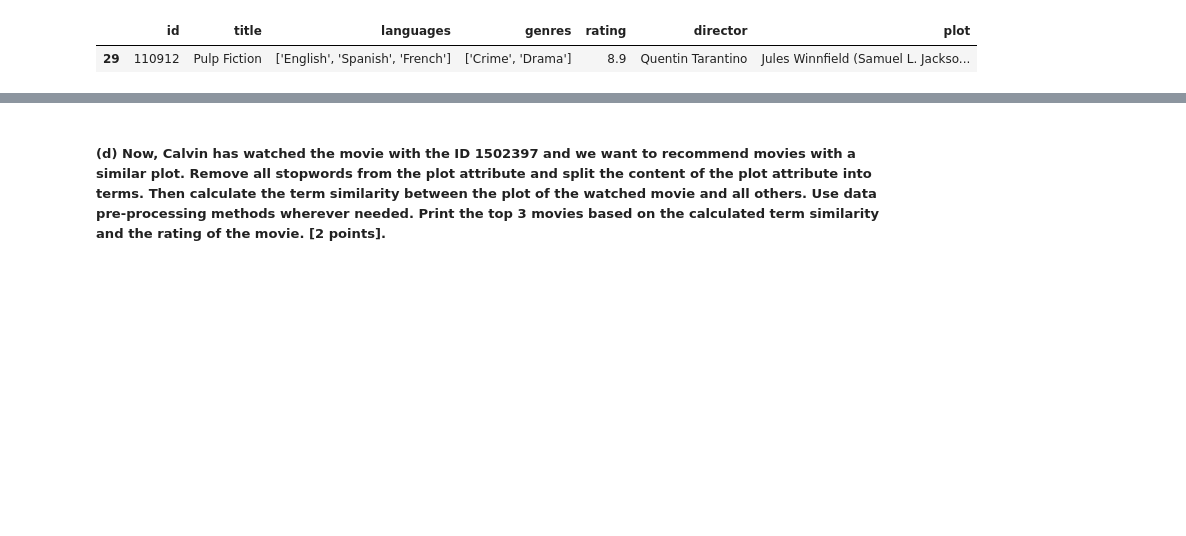
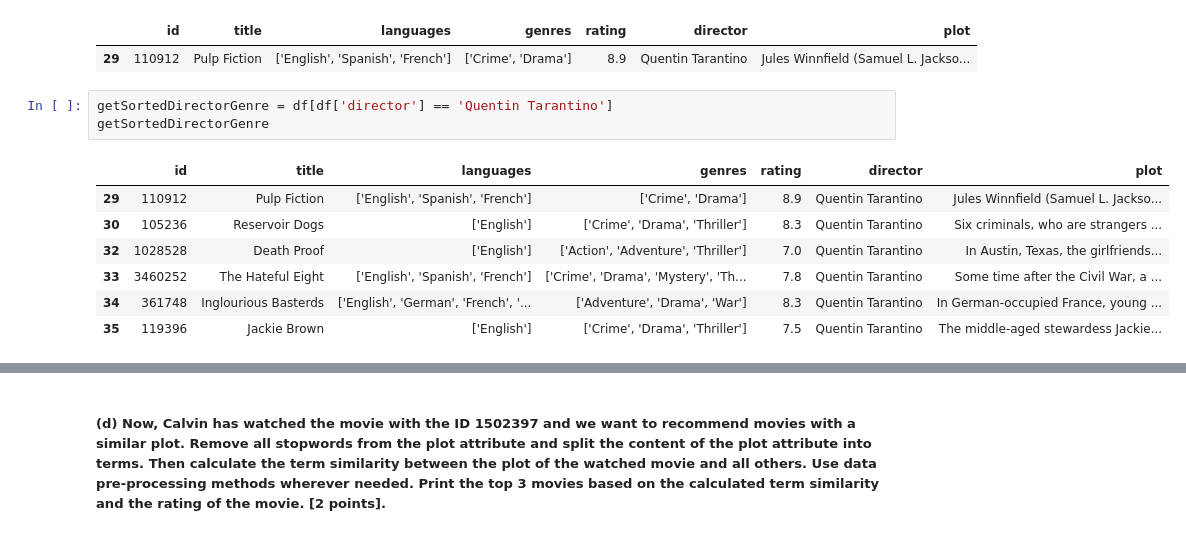
Before and after one commit to arslasel/PythonMathProjects, a Jupyter notebook: MachineLearningDataMining/GradedLab01.ipynb, the cells around one changed output, grey strips where cells are left out. Drawn from its saved outputs; the diff is of its cells as text; blank space fills up the shorter version.

```diff
--- a/MachineLearningDataMining/GradedLab01.ipynb
+++ b/MachineLearningDataMining/GradedLab01.ipynb
@@ -139,3 +139,14 @@ GetMovie
 # %% [output]
 |  | id | title | languages | genres | rating | director | plot |
 | 29 | 110912 | Pulp Fiction | ['English', 'Spanish', 'French'] | ['Crime', 'Drama'] | 8.9 | Quentin Tarantino | Jules Winnfield (Samuel L. Jackso... |
+# %%
+getSortedDirectorGenre = df[df['director'] == 'Quentin Tarantino']
+getSortedDirectorGenre
+# %% [output]
+|  | id | title | languages | genres | rating | director | plot |
+| 29 | 110912 | Pulp Fiction | ['English', 'Spanish', 'French'] | ['Crime', 'Drama'] | 8.9 | Quentin Tarantino | Jules Winnfield (Samuel L. Jackso... |
+| 30 | 105236 | Reservoir Dogs | ['English'] | ['Crime', 'Drama', 'Thriller'] | 8.3 | Quentin Tarantino | Six criminals, who are strangers ... |
+| 32 | 1028528 | Death Proof | ['English'] | ['Action', 'Adventure', 'Thriller'] | 7.0 | Quentin Tarantino | In Austin, Texas, the girlfriends... |
+| 33 | 3460252 | The Hateful Eight | ['English', 'Spanish', 'French'] | ['Crime', 'Drama', 'Mystery', 'Th... | 7.8 | Quentin Tarantino | Some time after the Civil War, a ... |
+| 34 | 361748 | Inglourious Basterds | ['English', 'German', 'French', '... | ['Adventure', 'Drama', 'War'] | 8.3 | Quentin Tarantino | In German-occupied France, young ... |
+| 35 | 119396 | Jackie Brown | ['English'] | ['Crime', 'Drama', 'Thriller'] | 7.5 | Quentin Tarantino | The middle-aged stewardess Jackie... |
```
Also changed, not shown: parts of 12 cells of this notebook.
